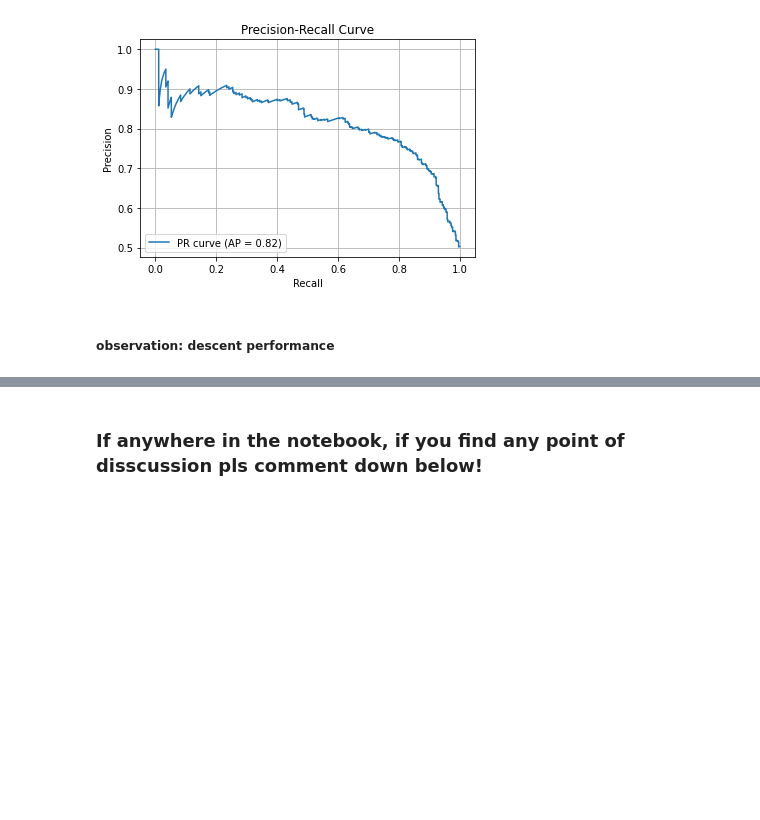
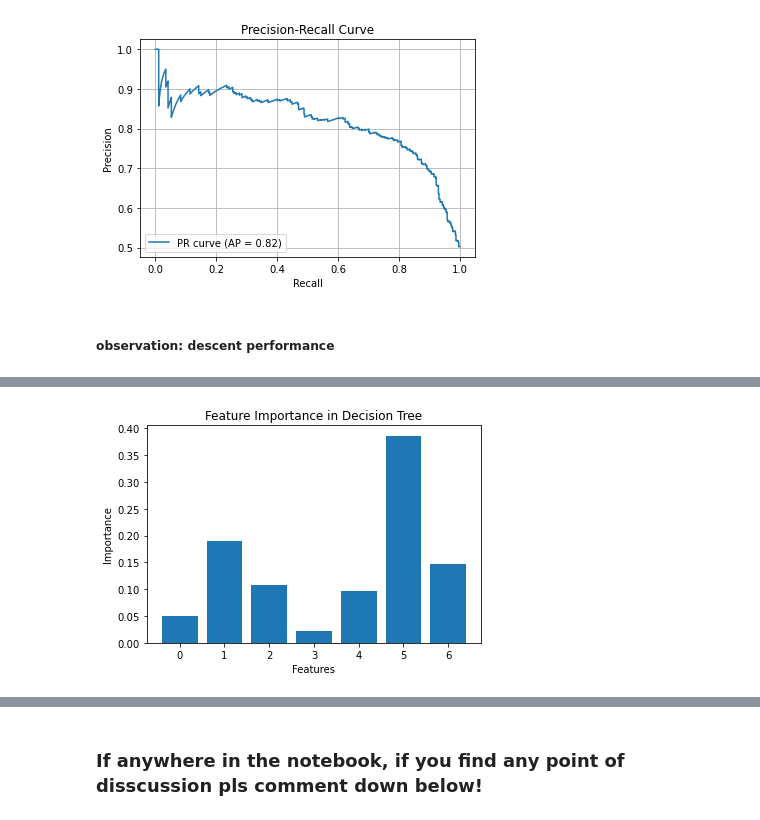
Before and after one commit to asu2304/comparing-bw-ml-clasification-algos-on-teleco-churn-dataset, a Jupyter notebook: churn dataset.ipynb, the cells around one changed output, grey strips where cells are left out. Cells and saved outputs as stored; diff of their text form; code cells hidden in the pictures; blank space fills up the shorter version.

```diff
--- a/churn dataset.ipynb
+++ b/churn dataset.ipynb
@@ -878,0 +828,10 @@ weighted avg       0.97      0.97      0.97      1140
+# %%
+importance = best_model.feature_importances_
+
+plt.bar(range(len(importance)), importance)
+plt.xlabel('Features')
+plt.ylabel('Importance')
+plt.title('Feature Importance in Decision Tree')
+plt.show()
+# %% [output]
+[figure, added]
```
Also changed, not shown: parts of 39 cells of this notebook.
